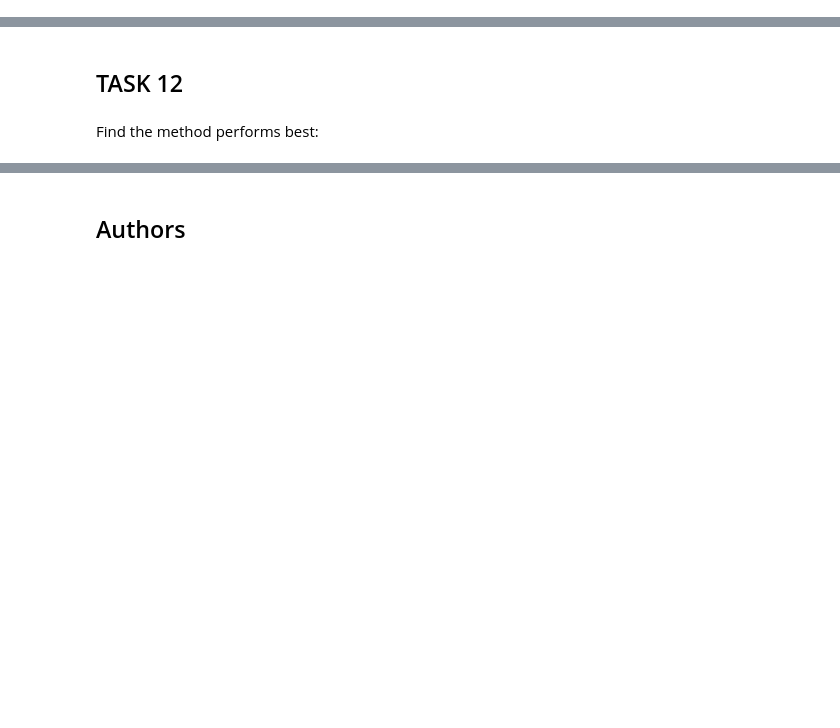
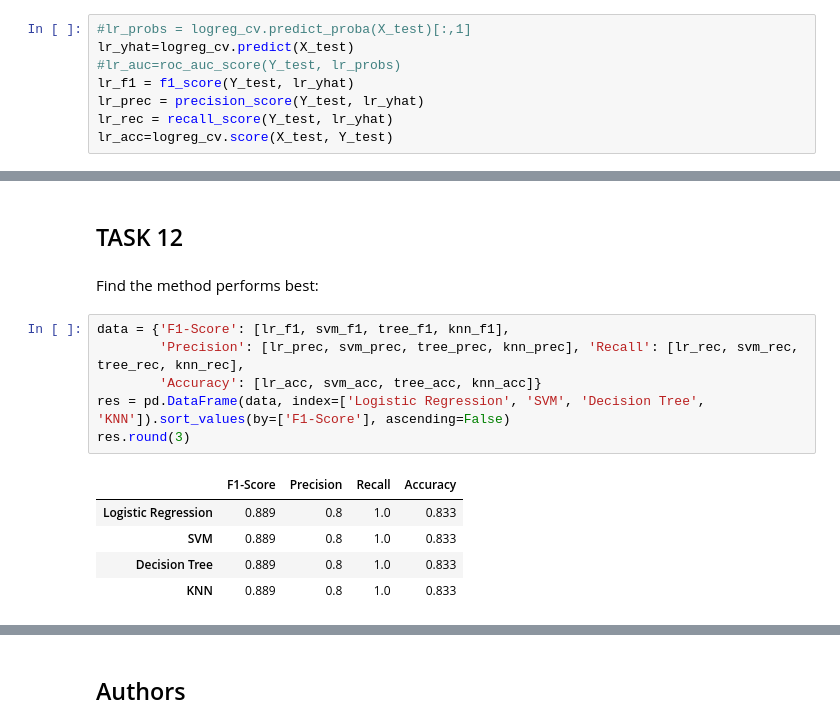
Before and after one commit to GSBS8081/ds_capstone_IBM_coursera, a Jupyter notebook: SpaceX_Machine Learning Prediction_Part_5.ipynb, the cells around one changed output, grey strips where cells are left out. Cells and saved outputs as stored; diff of their text form; blank space fills up the shorter version.

```diff
--- a/SpaceX_Machine Learning Prediction_Part_5.ipynb
+++ b/SpaceX_Machine Learning Prediction_Part_5.ipynb
@@ -217,6 +228,14 @@ yhat=logreg_cv.predict(X_test)
 plot_confusion_matrix(Y_test,yhat)
 # %% [output]
 [figure]
+# %%
+#lr_probs = logreg_cv.predict_proba(X_test)[:,1]
+lr_yhat=logreg_cv.predict(X_test)
+#lr_auc=roc_auc_score(Y_test, lr_probs)
+lr_f1 = f1_score(Y_test, lr_yhat)
+lr_prec = precision_score(Y_test, lr_yhat)
+lr_rec = recall_score(Y_test, lr_yhat)
+lr_acc=logreg_cv.score(X_test, Y_test)
 # %% [markdown]
 Examining the confusion matrix, we see that logistic regression can distinguish between the different classes.  We see that the problem is false positives.
 
@@ -372,3 +418,15 @@ plot_confusion_matrix(Y_test,yhat)
 ## TASK  12
 # %% [markdown]
 Find the method performs best:
+# %%
+data = {'F1-Score': [lr_f1, svm_f1, tree_f1, knn_f1],
+        'Precision': [lr_prec, svm_prec, tree_prec, knn_prec], 'Recall': [lr_rec, svm_rec, tree_rec, knn_rec],
+        'Accuracy': [lr_acc, svm_acc, tree_acc, knn_acc]}
+res = pd.DataFrame(data, index=['Logistic Regression', 'SVM', 'Decision Tree', 'KNN']).sort_values(by=['F1-Score'], ascending=False)
+res.round(3)
+# %% [output]
+|  | F1-Score | Precision | Recall | Accuracy |
+| Logistic Regression | 0.889 | 0.8 | 1.0 | 0.833 |
+| SVM | 0.889 | 0.8 | 1.0 | 0.833 |
+| Decision Tree | 0.889 | 0.8 | 1.0 | 0.833 |
+| KNN | 0.889 | 0.8 | 1.0 | 0.833 |
```
Also changed, not shown: parts of 21 cells of this notebook.
